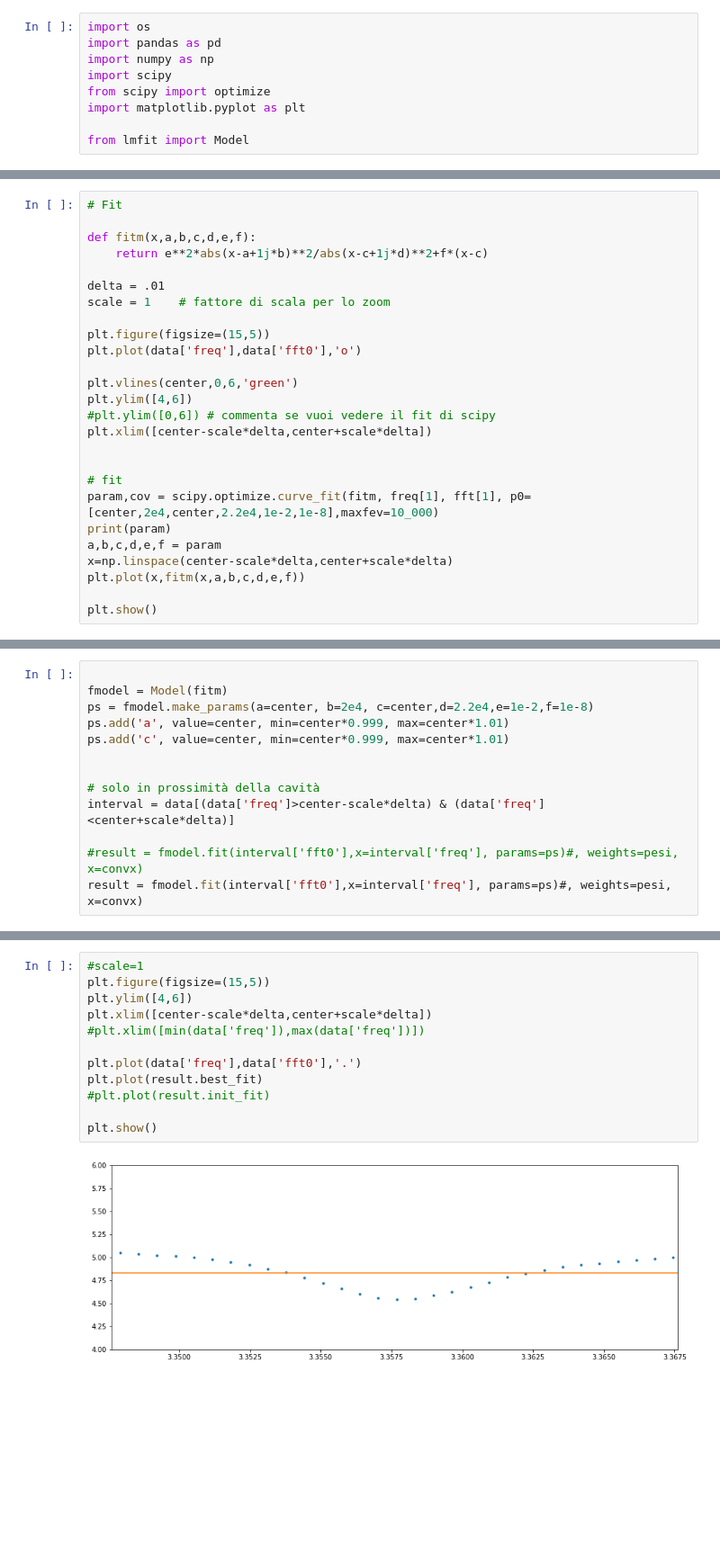
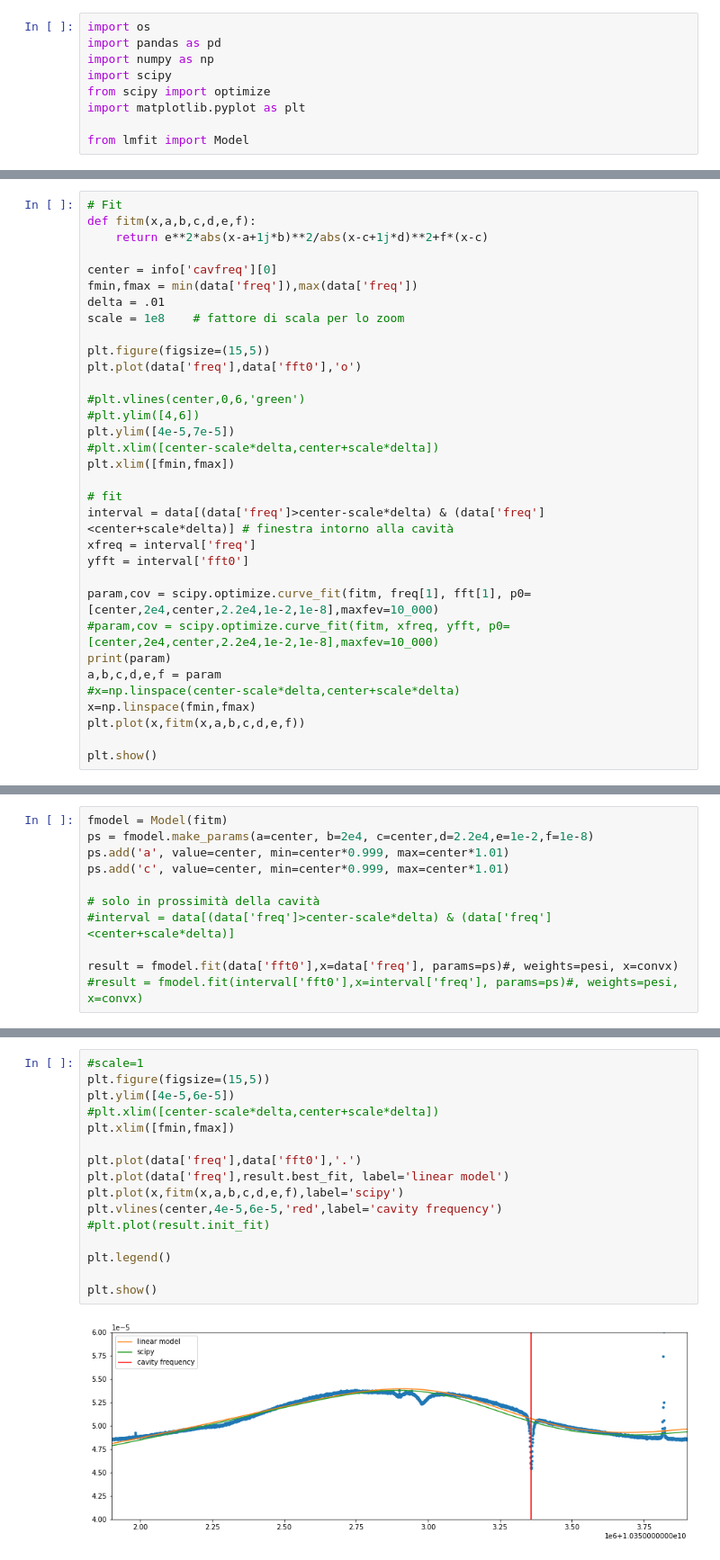
Before and after one commit to Manfredi1/QUAX_project, a Jupyter notebook: project.ipynb, the cells around one changed output, grey strips where cells are left out. Shown: that part at 90% size. Saved outputs shown, nothing was run; the diff lists cells and outputs as text; blank space fills up the shorter version.

```diff
--- a/project.ipynb
+++ b/project.ipynb
@@ -163,26 +157,33 @@ plt.show()
 # %%
 # Fit
-
 def fitm(x,a,b,c,d,e,f):
     return e**2*abs(x-a+1j*b)**2/abs(x-c+1j*d)**2+f*(x-c)
 
+center = info['cavfreq'][0]
+fmin,fmax = min(data['freq']),max(data['freq'])
 delta = .01
-scale = 1    # fattore di scala per lo zoom
+scale = 1e8    # fattore di scala per lo zoom
 
 plt.figure(figsize=(15,5))
 plt.plot(data['freq'],data['fft0'],'o')
 
-plt.vlines(center,0,6,'green')
-plt.ylim([4,6])
-#plt.ylim([0,6]) # commenta se vuoi vedere il fit di scipy
-plt.xlim([center-scale*delta,center+scale*delta])
-
+#plt.vlines(center,0,6,'green')
+#plt.ylim([4,6])
+plt.ylim([4e-5,7e-5])
+#plt.xlim([center-scale*delta,center+scale*delta])
+plt.xlim([fmin,fmax])
 
 # fit
+interval = data[(data['freq']>center-scale*delta) & (data['freq']<center+scale*delta)] # finestra intorno alla cavità
+xfreq = interval['freq']
+yfft = interval['fft0']
+
 param,cov = scipy.optimize.curve_fit(fitm, freq[1], fft[1], p0=[center,2e4,center,2.2e4,1e-2,1e-8],maxfev=10_000)
+#param,cov = scipy.optimize.curve_fit(fitm, xfreq, yfft, p0=[center,2e4,center,2.2e4,1e-2,1e-8],maxfev=10_000)
 print(param)
 a,b,c,d,e,f = param
-x=np.linspace(center-scale*delta,center+scale*delta)
+#x=np.linspace(center-scale*delta,center+scale*delta)
+x=np.linspace(fmin,fmax)
 plt.plot(x,fitm(x,a,b,c,d,e,f))
 
 plt.show()
@@ -193,16 +194,14 @@ plt.show()
 # %%
-
 fmodel = Model(fitm)
 ps = fmodel.make_params(a=center, b=2e4, c=center,d=2.2e4,e=1e-2,f=1e-8)
 ps.add('a', value=center, min=center*0.999, max=center*1.01)
 ps.add('c', value=center, min=center*0.999, max=center*1.01)
 
+# solo in prossimità della cavità
+#interval = data[(data['freq']>center-scale*delta) & (data['freq']<center+scale*delta)]
 
-# solo in prossimità della cavità
-interval = data[(data['freq']>center-scale*delta) & (data['freq']<center+scale*delta)]
-
+result = fmodel.fit(data['fft0'],x=data['freq'], params=ps)#, weights=pesi, x=convx)
 #result = fmodel.fit(interval['fft0'],x=interval['freq'], params=ps)#, weights=pesi, x=convx)
-result = fmodel.fit(interval['fft0'],x=interval['freq'], params=ps)#, weights=pesi, x=convx)
 # %%
 result
 # %% [output]
@@ -229,14 +243,18 @@ Variables
 # %%
 #scale=1
 plt.figure(figsize=(15,5))
-plt.ylim([4,6])
-plt.xlim([center-scale*delta,center+scale*delta])
-#plt.xlim([min(data['freq']),max(data['freq'])])
+plt.ylim([4e-5,6e-5])
+#plt.xlim([center-scale*delta,center+scale*delta])
+plt.xlim([fmin,fmax])
 
 plt.plot(data['freq'],data['fft0'],'.')
-plt.plot(result.best_fit)
+plt.plot(data['freq'],result.best_fit, label='linear model')
+plt.plot(x,fitm(x,a,b,c,d,e,f),label='scipy')
+plt.vlines(center,4e-5,6e-5,'red',label='cavity frequency')
 #plt.plot(result.init_fit)
 
+plt.legend()
+
 plt.show()
 # %% [output]
-[figure, old version]
+[figure, new version]
```
Also changed, not shown: parts of 12 cells of this notebook.
